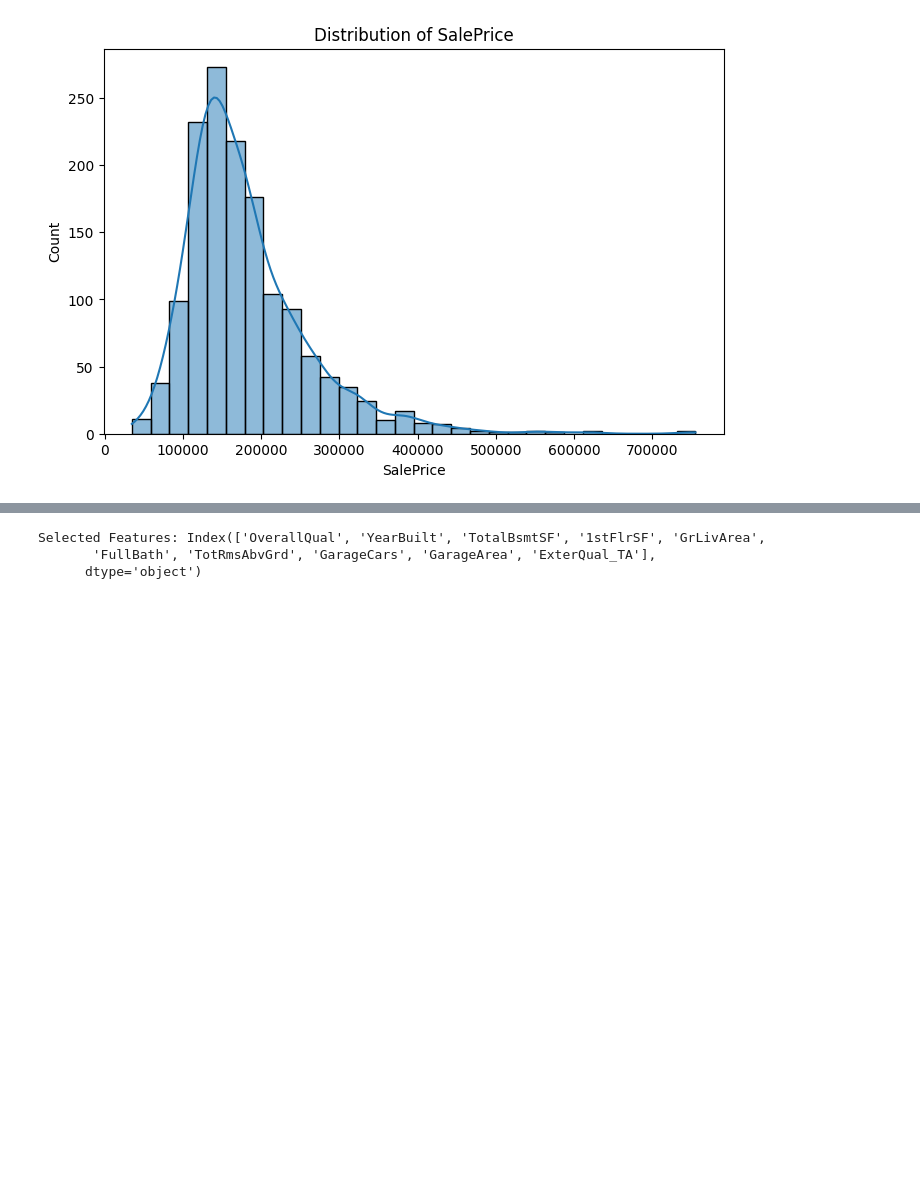
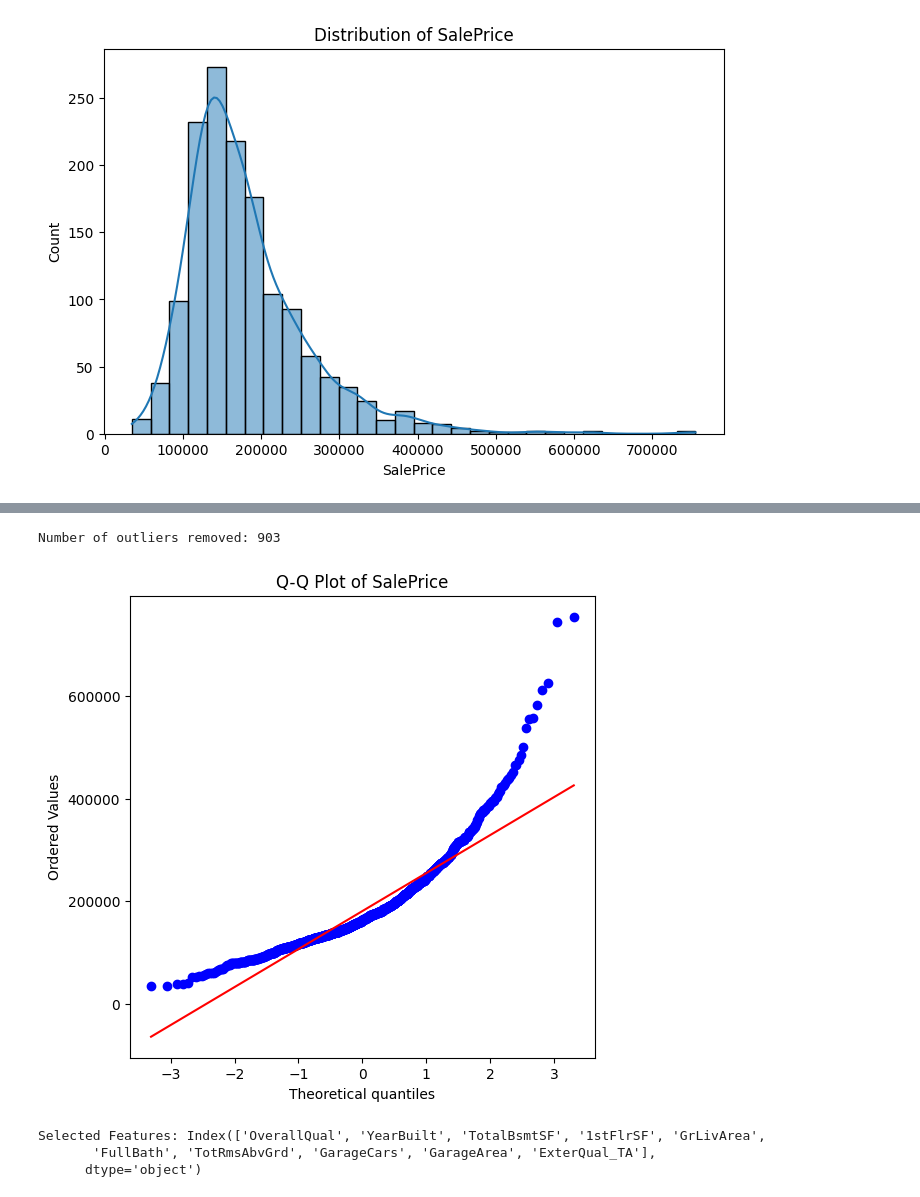
Before and after one commit to Amitanup/jupyter-notebook, a Jupyter notebook: eda final.ipynb, the cells around one changed output, grey strips where cells are left out. Drawn from its saved outputs; the diff is of its cells as text; code cells hidden in the pictures; blank space fills up the shorter version.

```diff
--- a/eda final.ipynb
+++ b/eda final.ipynb
@@ -124,3 +144,23 @@ X.head()
+# %%
+Q1 = df.select_dtypes(include=['number']).quantile(0.25)
+Q3 = df.select_dtypes(include=['number']).quantile(0.75)
+IQR = Q3 - Q1
+
+iqr_filtered_df = df[~((df.select_dtypes(include=['number']) < (Q1 - 1.5 * IQR)) |
+                        (df.select_dtypes(include=['number']) > (Q3 + 1.5 * IQR))).any(axis=1)]
+
+num_outliers = len(df) - len(iqr_filtered_df)
+print(f"Number of outliers removed: {num_outliers}")
+# %% [output]
+Number of outliers removed: 903
+# %%
+import scipy.stats as stats
+plt.figure(figsize=(6, 6))
+stats.probplot(df['SalePrice'], dist="norm", plot=plt)
+plt.title("Q-Q Plot of SalePrice")
+plt.show()
+# %% [output]
+[figure, added]
 # %%
 from sklearn.feature_selection import SelectKBest, f_regression
 selector = SelectKBest(score_func=f_regression, k=10)
```
Also changed, not shown: parts of 13 cells of this notebook.
